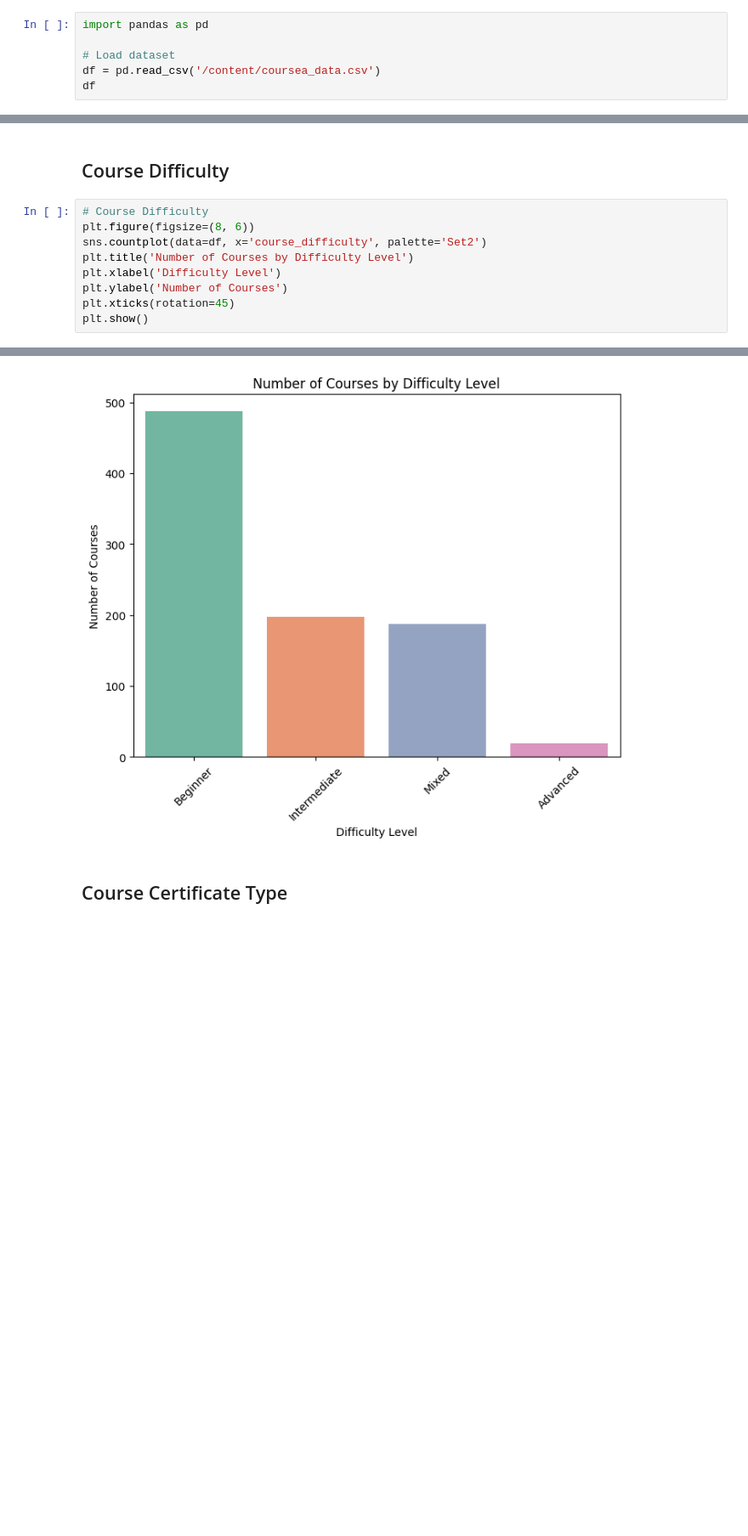
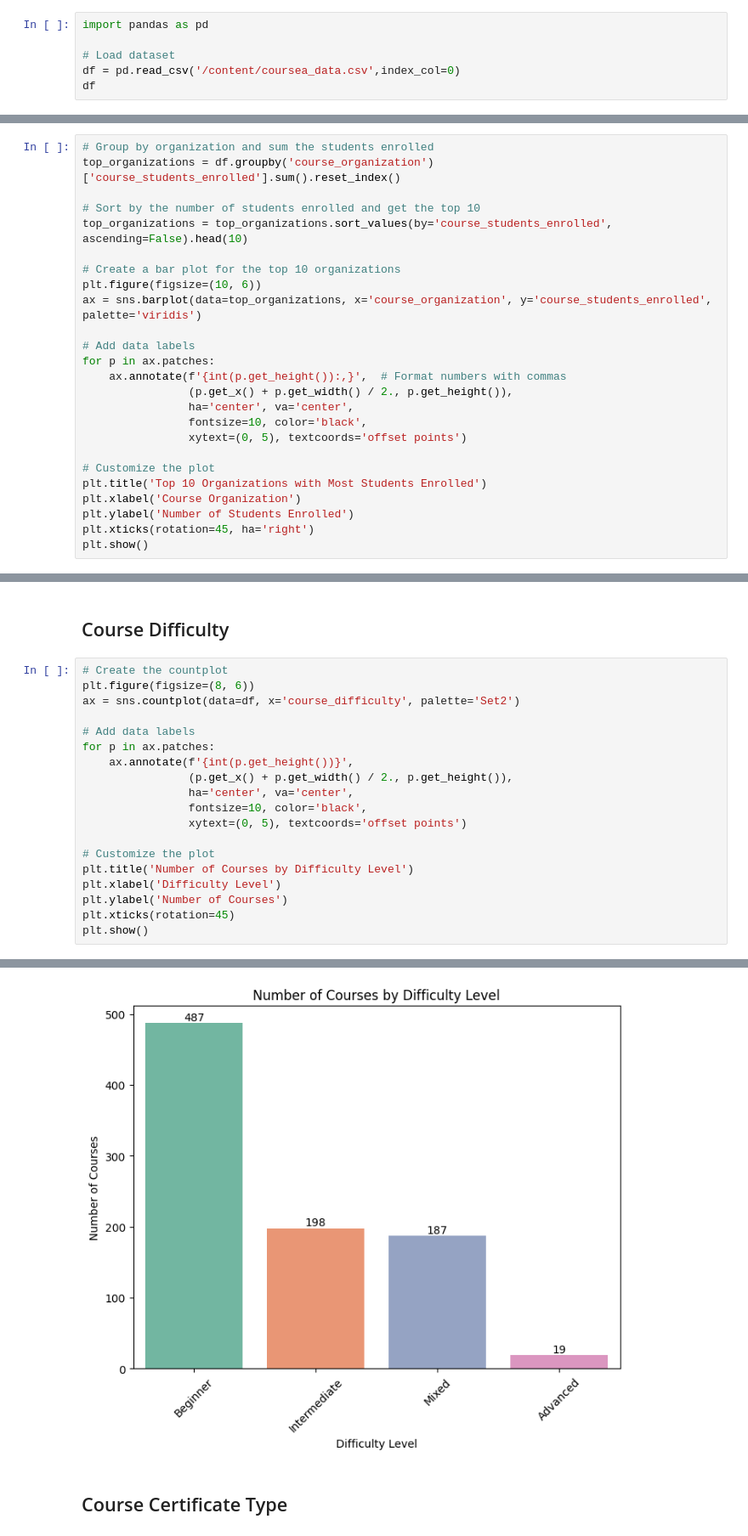
Before and after one commit to ngangawairimu/Data-visualization-with-python, a Jupyter notebook: Data_visualization_with_python.ipynb, the cells around one changed output, grey strips where cells are left out. Shown at 85% size. Cells and saved outputs as stored; diff of their text form; blank space fills up the shorter version.

```diff
--- a/Data_visualization_with_python.ipynb
+++ b/Data_visualization_with_python.ipynb
@@ -4,6 +4,6 @@ This project aims to analyze the Coursera Course Dataset, applying data visualiz
 import pandas as pd
 
 # Load dataset
-df = pd.read_csv('/content/coursea_data.csv')
+df = pd.read_csv('/content/coursea_data.csv',index_col=0)
 df
 # %% [output]
@@ -124,0 +157,25 @@ plt.show()
+# %%
+# Group by organization and sum the students enrolled
+top_organizations = df.groupby('course_organization')['course_students_enrolled'].sum().reset_index()
+
+# Sort by the number of students enrolled and get the top 10
+top_organizations = top_organizations.sort_values(by='course_students_enrolled', ascending=False).head(10)
+
+# Create a bar plot for the top 10 organizations
+plt.figure(figsize=(10, 6))
+ax = sns.barplot(data=top_organizations, x='course_organization', y='course_students_enrolled', palette='viridis')
+
+# Add data labels
+for p in ax.patches:
+    ax.annotate(f'{int(p.get_height()):,}',  # Format numbers with commas
+                (p.get_x() + p.get_width() / 2., p.get_height()),
+                ha='center', va='center',
+                fontsize=10, color='black',
+                xytext=(0, 5), textcoords='offset points')
+
+# Customize the plot
+plt.title('Top 10 Organizations with Most Students Enrolled')
+plt.xlabel('Course Organization')
+plt.ylabel('Number of Students Enrolled')
+plt.xticks(rotation=45, ha='right')
+plt.show()
@@ -127,9 +216,19 @@ plt.show()
 # %% [markdown]
 ## Course Difficulty
 # %%
-# Course Difficulty
+# Create the countplot
 plt.figure(figsize=(8, 6))
-sns.countplot(data=df, x='course_difficulty', palette='Set2')
+ax = sns.countplot(data=df, x='course_difficulty', palette='Set2')
+
+# Add data labels
+for p in ax.patches:
+    ax.annotate(f'{int(p.get_height())}',
+                (p.get_x() + p.get_width() / 2., p.get_height()),
+                ha='center', va='center',
+                fontsize=10, color='black',
+                xytext=(0, 5), textcoords='offset points')
+
+# Customize the plot
 plt.title('Number of Courses by Difficulty Level')
 plt.xlabel('Difficulty Level')
 plt.ylabel('Number of Courses')
@@ -142,4 +241,4 @@ Passing `palette` without assigning `hue` is deprecated and will be removed in v
-[figure, old version]
+[figure, new version]
 # %% [markdown]
 ##  Course Certificate Type
 # %%
```
Also changed, not shown: parts of 31 cells of this notebook.
